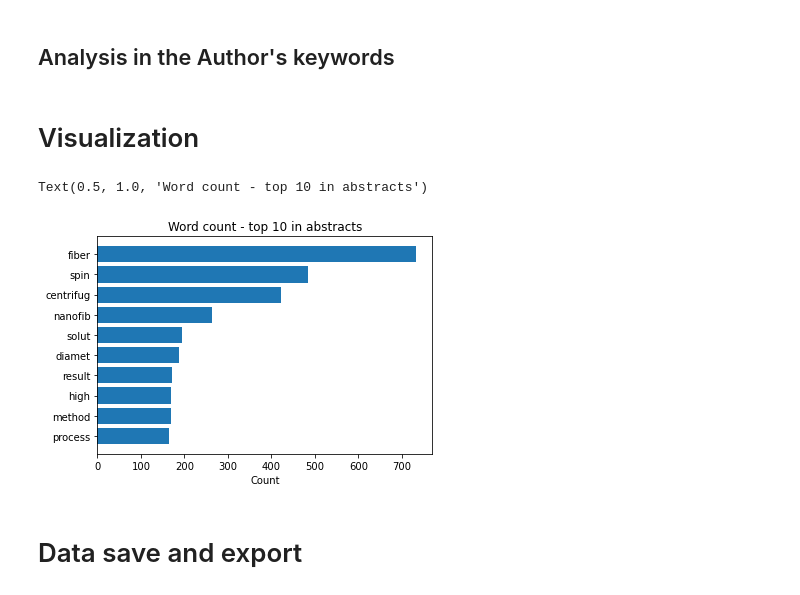
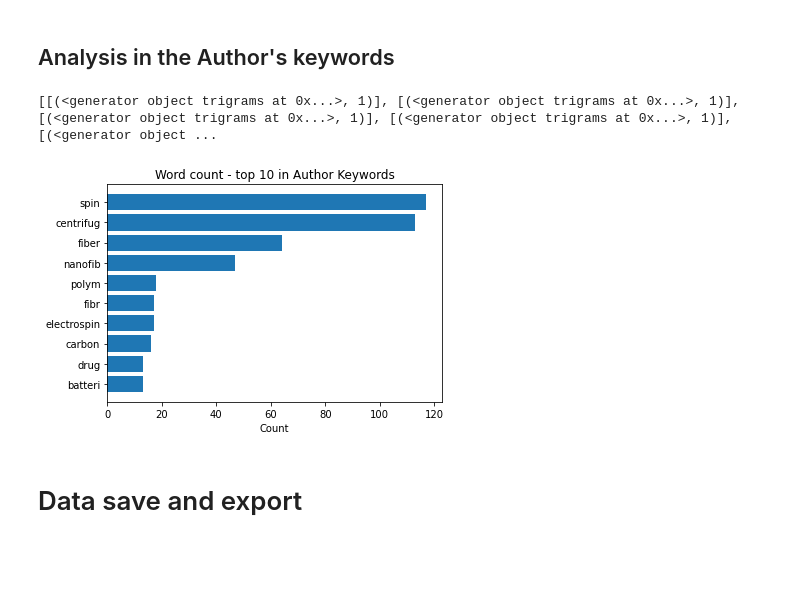
Before and after one commit to jaklengaigne/ILRA, a Jupyter notebook: Notebooks/ILRA.ipynb, the cells around one changed output. Saved outputs shown, nothing was run; the diff lists cells and outputs as text; code cells hidden in the pictures; blank space fills up the shorter version.

```diff
--- a/Notebooks/ILRA.ipynb
+++ b/Notebooks/ILRA.ipynb
@@ -171,25 +187,11 @@ category = 'Article Title'
 # %% [markdown]
 ## Analysis in the Author's keywords
 # %%
-category = 'Author Keywords'
-
-#top_hundred, clean_word_occ, top3_bi, top3_tri = word_count(category, clean_data)
-# uncomment to get a look
-#top_hundred
-#(top3_bi)
-#(top3_tri)
+rval_keywords = word_count(clean_data['Author Keywords'])
+barchart_top10(rval_keywords, 'Author Keywords')
+# %% [output]
+[[(<generator object trigrams at 0x...>, 1)], [(<generator object trigrams at 0x...>, 1)], [(<generator object trigrams at 0x...>, 1)], [(<generator object trigrams at 0x...>, 1)], [(<generator object ...
+[figure, added]
-# %% [markdown]
-# Visualization
-# %%
-fig, ax = plt.subplots()
-
-ax.barh(clean_words_occ['word'][0:10], clean_word_occ['count'][0:10])
-ax.invert_yaxis()  # labels read top-to-bottom
-ax.set_xlabel('Count')
-ax.set_title('Word count - top 10 in abstracts')
-# %% [output]
-Text(0.5, 1.0, 'Word count - top 10 in abstracts')
-[figure, removed]
 # %% [markdown]
 # Data save and export
 # %%
```
Also changed, not shown: parts of 14 cells of this notebook.
